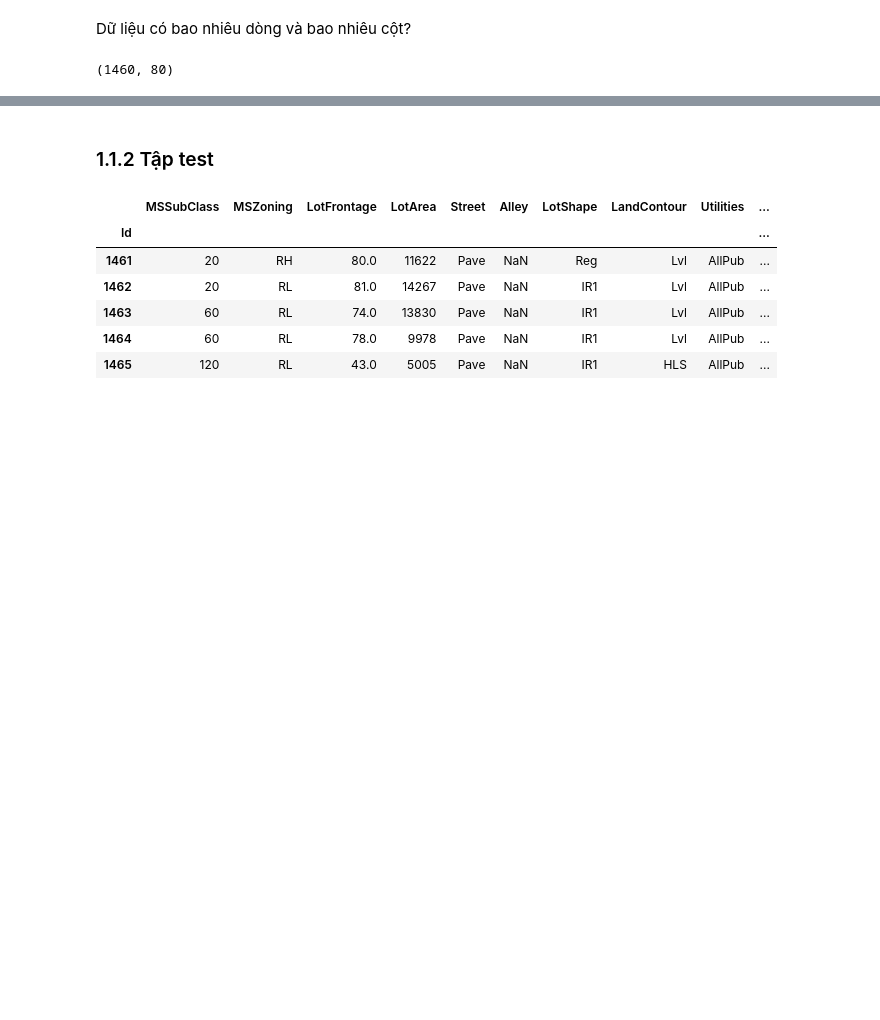
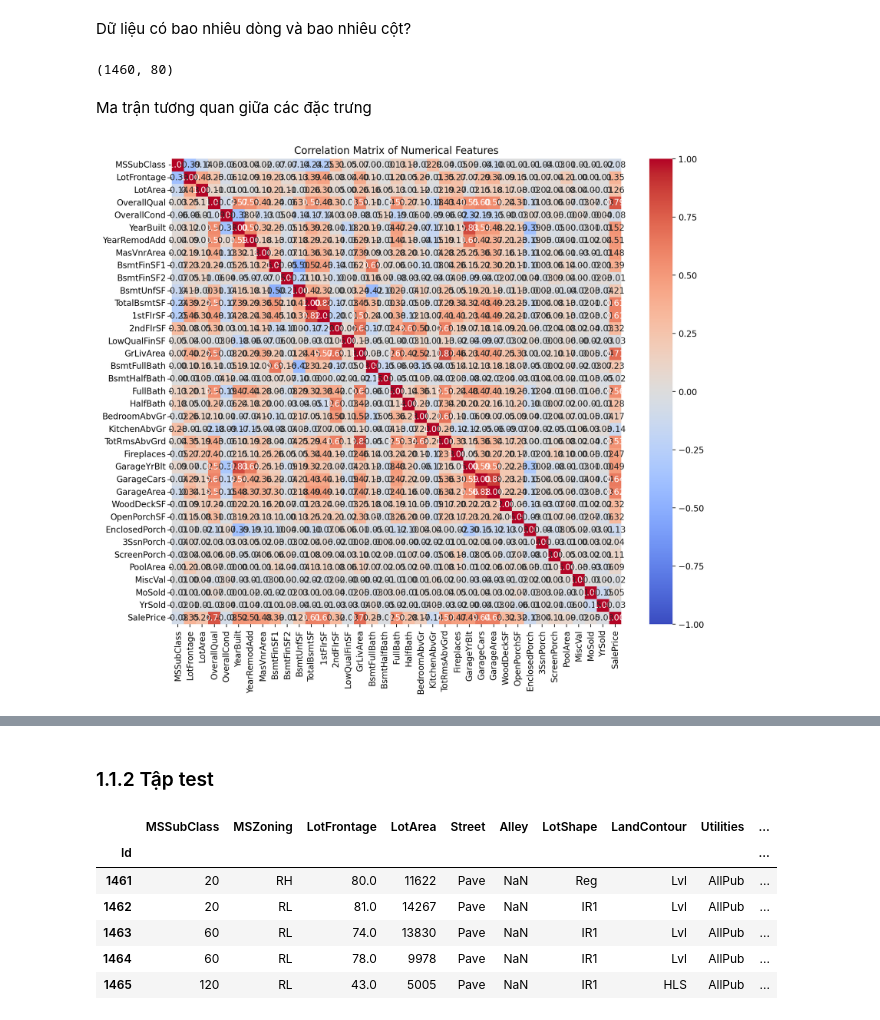
Before and after one commit to tienphat110203/HocMay, a Jupyter notebook: Notebook.ipynb, the cells around one changed output, grey strips where cells are left out. Saved outputs shown, nothing was run; the diff lists cells and outputs as text; code cells hidden in the pictures; blank space fills up the shorter version.

```diff
--- a/Notebook.ipynb
+++ b/Notebook.ipynb
@@ -105,3 +105,24 @@ Dữ liệu có bao nhiêu dòng và bao nhiêu cột?
 data_df.shape
 # %% [output]
 (1460, 80)
+# %% [markdown]
+Ma trận tương quan giữa các đặc trưng
+# %%
+import pandas as pd
+import seaborn as sns
+import matplotlib.pyplot as plt
+
+# Đọc dữ liệu
+data_df = pd.read_csv('train.csv', index_col=0)
+
+# Lọc các cột số (numerical columns) để tính tương quan
+numerical_cols = data_df.select_dtypes(include=['int64', 'float64']).columns
+corr_matrix = data_df[numerical_cols].corr()
+
+# Vẽ heatmap
+plt.figure(figsize=(12, 10))
+sns.heatmap(corr_matrix, annot=True, cmap='coolwarm', fmt='.2f', vmin=-1, vmax=1)
+plt.title('Correlation Matrix of Numerical Features')
+plt.show()
+# %% [output]
+[figure, added]
```
Also changed, not shown: parts of 9 cells of this notebook.
